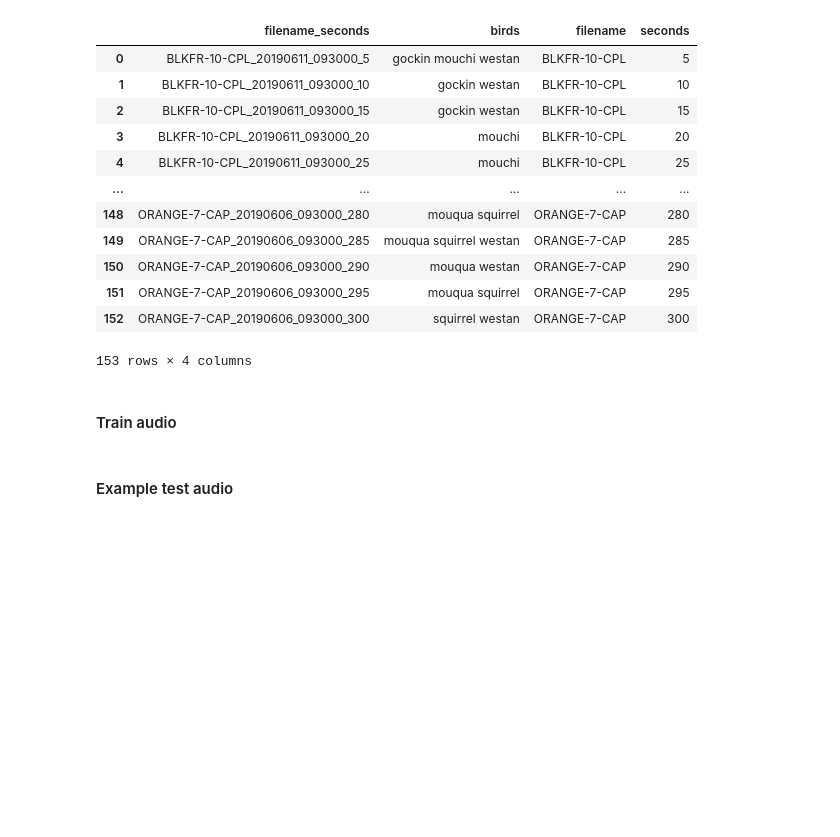
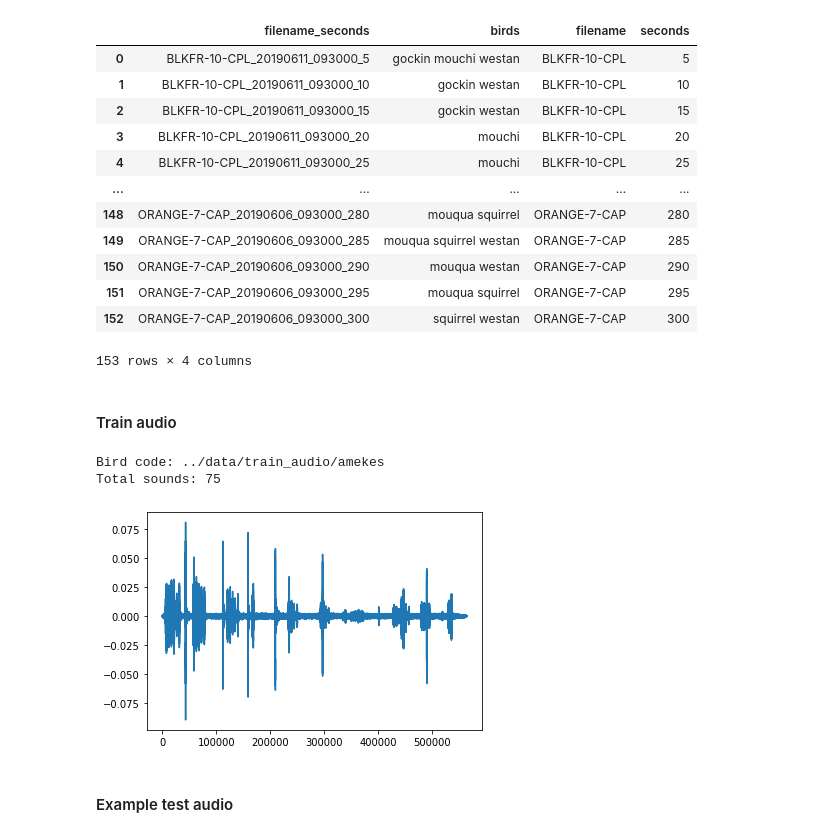
Before and after one commit to polmonroig/bird_call, a Jupyter notebook: src/eda.ipynb, the cells around one changed output. Saved outputs shown, nothing was run; the diff lists cells and outputs as text; code cells hidden in the pictures; blank space fills up the shorter version.

Commit message:
Add sound plot to eda

```diff
--- a/src/eda.ipynb
+++ b/src/eda.ipynb
@@ -135,5 +135,19 @@ example_test_summary
 153 rows × 4 columns
 # %% [markdown]
 #### Train audio
+# %%
+amekes = utils.train_audio_files[0]
+print('Bird code:', amekes)
+sounds = utils.listdir_complete(amekes)
+print('Total sounds:', len(sounds))
+y, sr = librosa.load(sounds[0])
+# %% [output]
+Bird code: ../data/train_audio/amekes
+Total sounds: 75
+# %%
+plt.plot(y)
+plt.show()
+# %% [output]
+[figure, added]
 # %% [markdown]
 #### Example test audio
```
Also changed, not shown: parts of 2 cells of this notebook.
